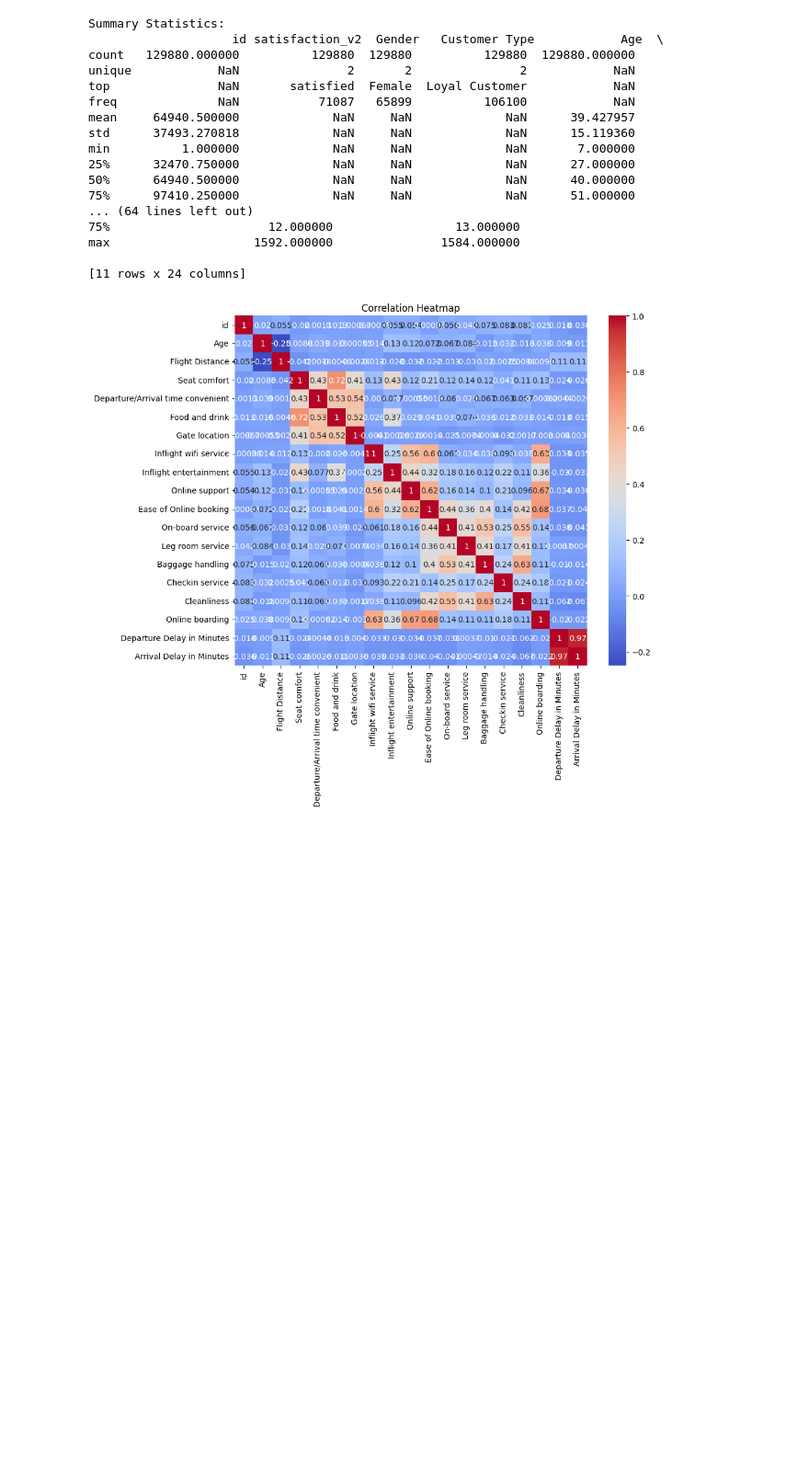
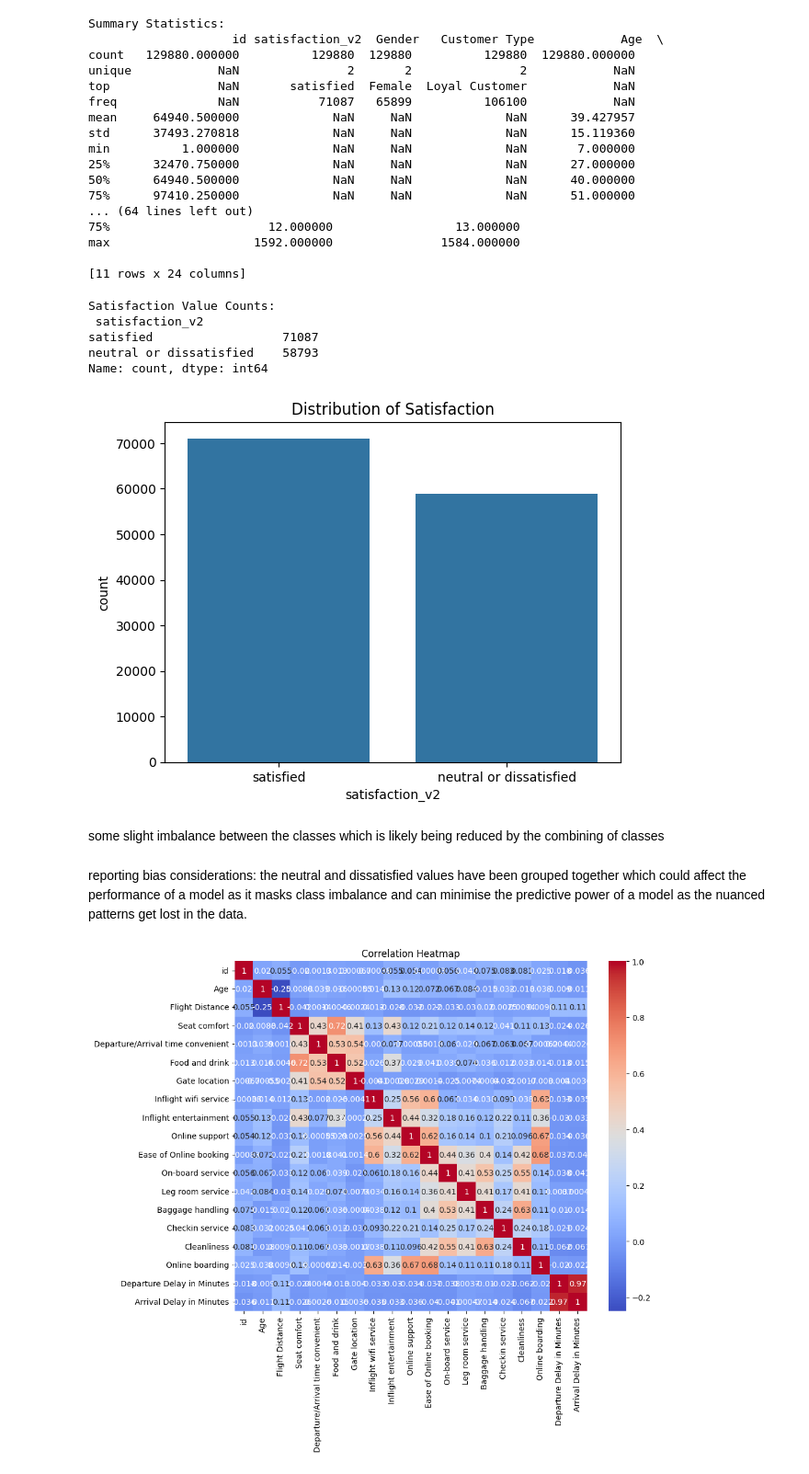
Before and after one commit to jomunji/MOD006907_ML_and_DE, a Jupyter notebook: asignment data EDA.ipynb, the cells around one changed output. Shown at 92% size. Drawn from its saved outputs; the diff is of its cells as text; code cells hidden in the pictures; blank space fills up the shorter version.

```diff
--- a/asignment data EDA.ipynb
+++ b/asignment data EDA.ipynb
@@ -72,11 +72,22 @@ max                    1592.000000               1584.000000
 [11 rows x 24 columns]
 # %%
 # Check class balance (if satisfaction is the target column)
-if 'satisfaction' in df.columns:
-    print("\nSatisfaction Value Counts:\n", df['satisfaction'].value_counts())
-    sns.countplot(data=df, x='satisfaction')
+if 'satisfaction_v2' in df.columns:
+    print("\nSatisfaction Value Counts:\n", df['satisfaction_v2'].value_counts())
+    sns.countplot(data=df, x='satisfaction_v2')
     plt.title('Distribution of Satisfaction')
     plt.show()
+# %% [output]
+Satisfaction Value Counts:
+ satisfaction_v2
+satisfied                  71087
+neutral or dissatisfied    58793
+Name: count, dtype: int64
+[figure, added]
+# %% [markdown]
+some slight imbalance between the classes which is likely being reduced by the combining of classes
+# %% [markdown]
+reporting bias considerations: the neutral and dissatisfied values have been grouped together which could affect the performance of a model as it masks class imbalance and can minimise the predictive power of a model as the nuanced patterns get lost in the data.
 # %%
 plt.figure(figsize=(10, 8))
 sns.heatmap(df.select_dtypes(include='number').corr(), annot=True, cmap='coolwarm')
```
Also changed, not shown: parts of 3 cells of this notebook.
